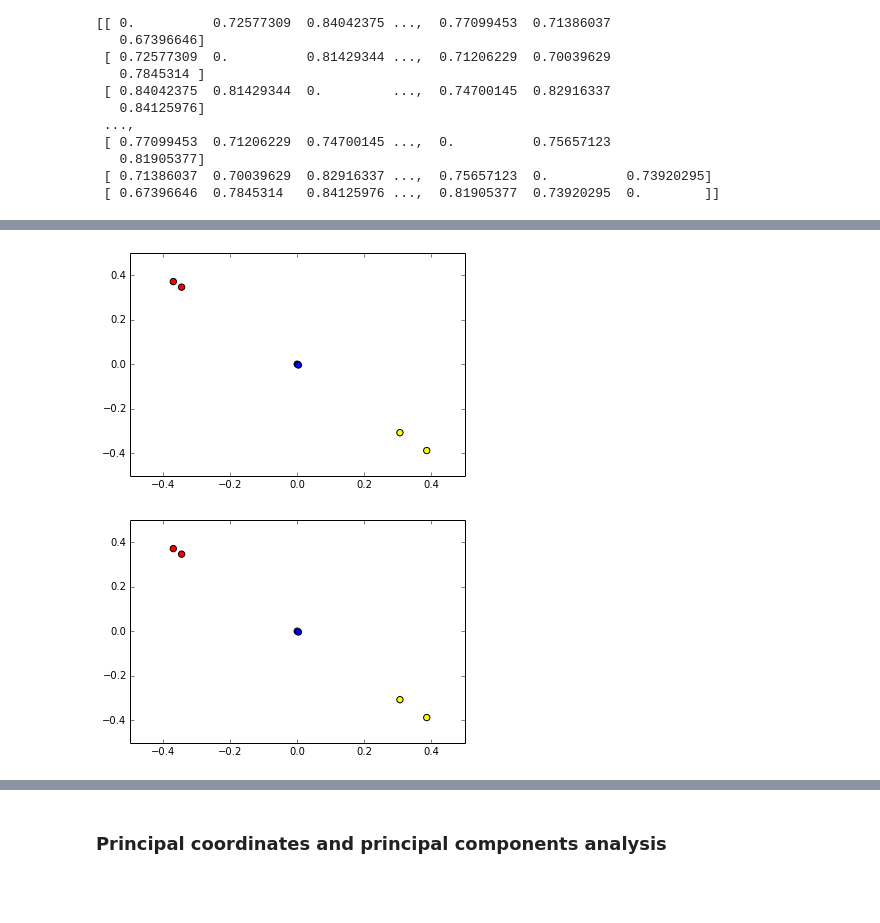
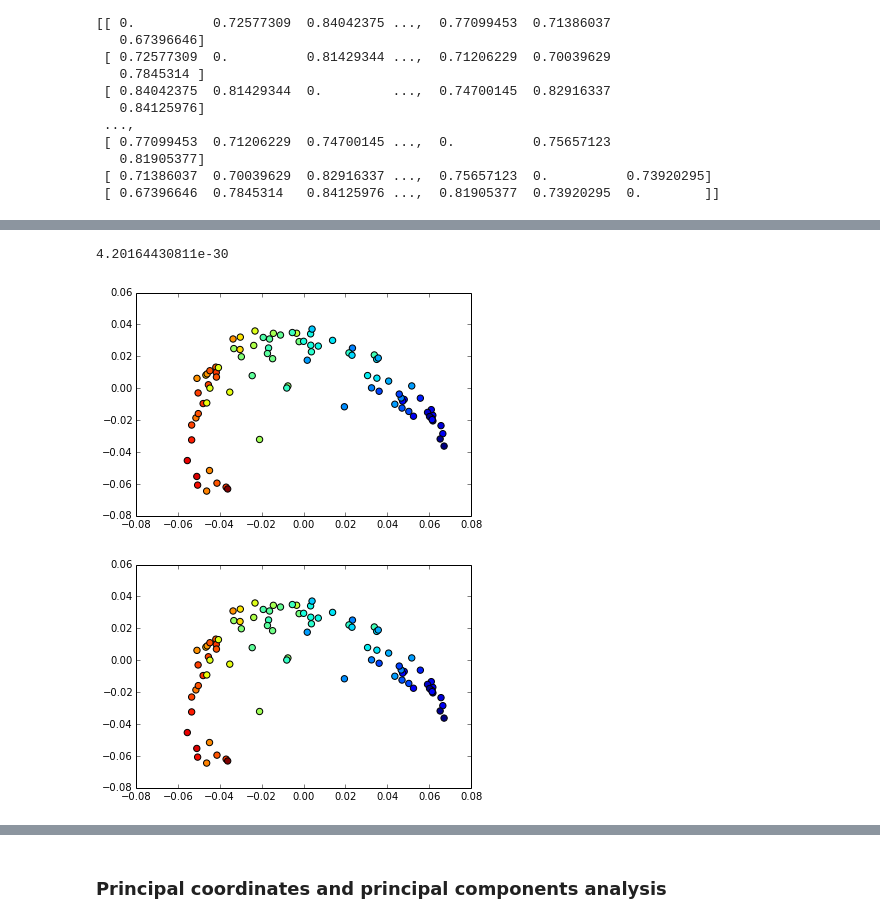
Before and after one commit to applied-bioinformatics/An-Introduction-To-Applied-Bioinformatics, a Jupyter notebook: applications/1-biological-diversity.ipynb, the cells around one changed output, grey strips where cells are left out. Saved outputs shown, nothing was run; the diff lists cells and outputs as text; code cells hidden in the pictures; blank space fills up the shorter version.

Commit message:
improved procrustes section, still needs work but closer

```diff
--- a/applications/1-biological-diversity.ipynb
+++ b/applications/1-biological-diversity.ipynb
@@ -817,7 +806,7 @@ Monte Carlo simulation can be applied to generate p-values.
 from StringIO import StringIO
 import pandas as pd
 
-soil_sample_md_str = """	PH	ENV_BIOME	LATITUDE
+soil_sample_md_str = """	pH	ENVO biome	Latitude
 CF3.141691	3.56	ENVO:Temperate broadleaf and mixed forest biome	42.11666667
 PE5.141692	3.57	ENVO:Tropical humid forests	-12.63333333
 BF2.141708	3.61	ENVO:Temperate broadleaf and mixed forest biome	41.58333333
@@ -1049 +1035,13 @@ pcoa_ids = pcoa_result.ids
+# %%
+from skbio.maths.stats.ordination import PCoA
+
+soil_pcoa = PCoA(soil_dm)
+
+soil_pcoa_result = soil_pcoa.scores()
+soil_pcoa_matrix = soil_pcoa_result.species.T
+soil_pcoa_proportion_explained = soil_pcoa_result.proportion_explained
+soil_pcoa_ids = soil_pcoa_result.ids
+
+soil_ordered_latitudes = [soil_sample_md['Latitude'][sid] for sid in soil_pcoa_ids]
+soil_ordered_pHs = [soil_sample_md['pH'][sid] for sid in soil_pcoa_ids]
 # %%
@@ -1070 +1069,3 @@ ord_plot = scatter(matrix1[0], matrix1[1], s=40, c=c)
+# %%
+flipped_soil_pcoa_matrix = soil_pcoa_matrix * -1
 # %%
@@ -1074,8 +1079,17 @@ ord_plot = scatter(matrix2[0], matrix2[1], s=40, c=c)
+# %%
+from skbio.maths.stats.spatial import procrustes
+
+transformed_matrix1, transformed_matrix2, m2 = procrustes(soil_pcoa_matrix.T, flipped_soil_pcoa_matrix.T)
+transformed_matrix1 = transformed_matrix1.T
+transformed_matrix2 = transformed_matrix2.T
+print m2
+# %% [output]
+4.20164430811e-30
 # %%
-ord_plot = scatter(transformed_matrix1[0], transformed_matrix1[1], s=40, c=c)
+ord_plot = scatter(transformed_matrix1[0], transformed_matrix1[1], s=40, c=soil_ordered_pHs)
 # %% [output]
-[figure, old version]
+[figure, new version]
 # %%
-ord_plot = scatter(transformed_matrix2[0], transformed_matrix2[1], s=40, c=c)
+ord_plot = scatter(transformed_matrix2[0], transformed_matrix2[1], s=40, c=soil_ordered_pHs)
 # %% [output]
-[figure, old version]
+[figure, new version]
```
Also changed, not shown: parts of 24 cells of this notebook.
